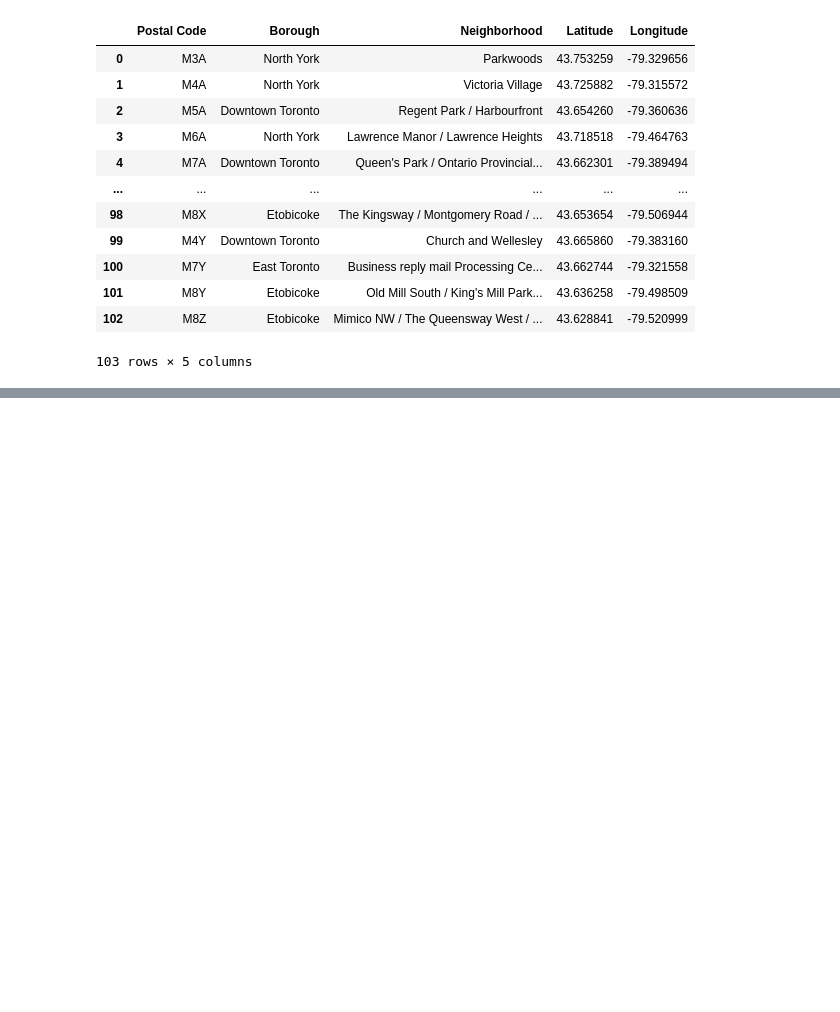
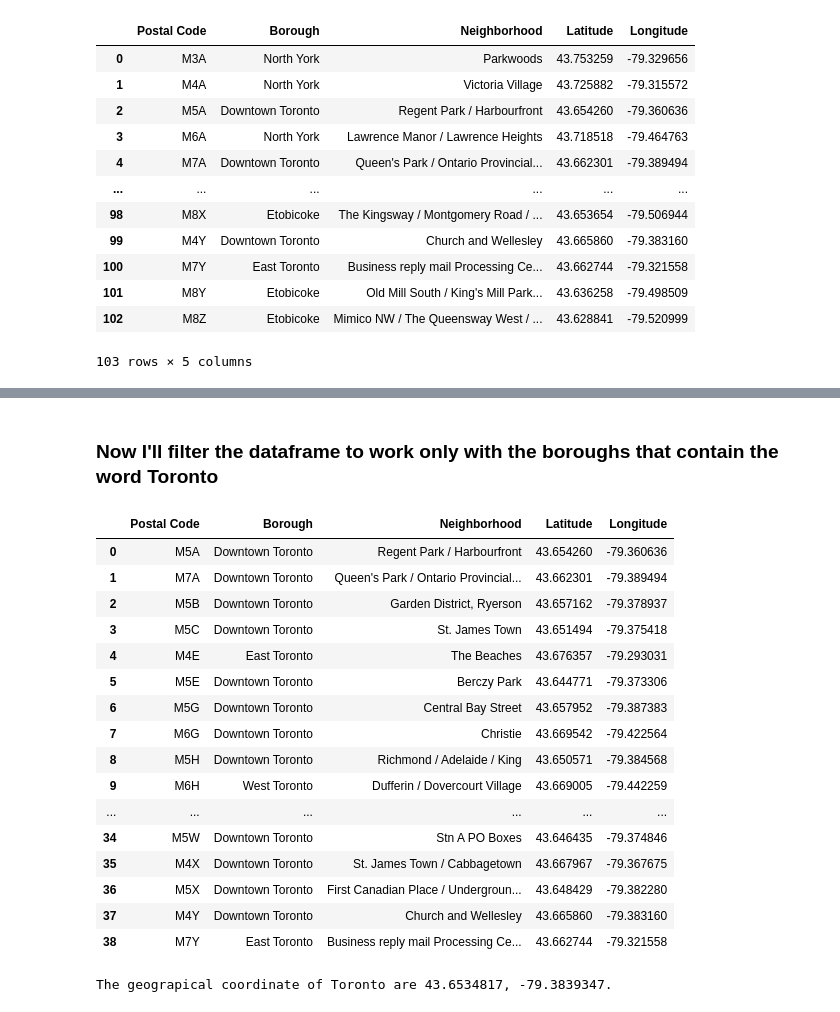
Before and after one commit to sebasjunca/Coursera_Capstone, a Jupyter notebook: Toronto_neighborhood.ipynb, the cells around one changed output, grey strips where cells are left out. Saved outputs shown, nothing was run; the diff lists cells and outputs as text; code cells hidden in the pictures; blank space fills up the shorter version.

```diff
--- a/Toronto_neighborhood.ipynb
+++ b/Toronto_neighborhood.ipynb
@@ -105,0 +110,26 @@ df_toronto_coor
+# %%
+import numpy as np # library to handle data in a vectorized manner
+
+import pandas as pd # library for data analsysis
+pd.set_option('display.max_columns', None)
+pd.set_option('display.max_rows', None)
+
+import json # library to handle JSON files
+
+!conda install -c conda-forge geopy --yes # uncomment this line if you haven't completed the Foursquare API lab
+from geopy.geocoders import Nominatim # convert an address into latitude and longitude values
+
+import requests # library to handle requests
+from pandas.io.json import json_normalize # tranform JSON file into a pandas dataframe
+
+# Matplotlib and associated plotting modules
+import matplotlib.cm as cm
+import matplotlib.colors as colors
+
+# import k-means from clustering stage
+from sklearn.cluster import KMeans
+
+!conda install -c conda-forge folium=0.5.0 --yes # uncomment this line if you haven't completed the Foursquare API lab
+import folium # map rendering library
+
+print('Libraries imported.')
@@ -105,0 +148,41 @@ df_toronto_coor
+# %% [markdown]
+### Now I'll filter the dataframe to work only with the boroughs that contain the word Toronto
+# %%
+#Get the rows with Borough different from Toronto and added to an array to get the index values
+
+index_no_toronto_data = df_toronto_coor[~df_toronto_coor.Borough.str.contains("Toronto", na=False)].index
+
+# Delete these row indexes from dataFrame
+
+df_toronto_coor.drop(index_no_toronto_data, inplace=True)
+df_toronto_coor.reset_index(drop=True, inplace=True) #Resets the index to avoid key errors
+
+df_toronto_coor
+# %% [output]
+|  | Postal Code | Borough | Neighborhood | Latitude | Longitude |
+| 0 | M5A | Downtown Toronto | Regent Park / Harbourfront | 43.654260 | -79.360636 |
+| 1 | M7A | Downtown Toronto | Queen's Park / Ontario Provincial... | 43.662301 | -79.389494 |
+| 2 | M5B | Downtown Toronto | Garden District, Ryerson | 43.657162 | -79.378937 |
+| 3 | M5C | Downtown Toronto | St. James Town | 43.651494 | -79.375418 |
+| 4 | M4E | East Toronto | The Beaches | 43.676357 | -79.293031 |
+| 5 | M5E | Downtown Toronto | Berczy Park | 43.644771 | -79.373306 |
+| 6 | M5G | Downtown Toronto | Central Bay Street | 43.657952 | -79.387383 |
+| 7 | M6G | Downtown Toronto | Christie | 43.669542 | -79.422564 |
+| 8 | M5H | Downtown Toronto | Richmond / Adelaide / King | 43.650571 | -79.384568 |
+| 9 | M6H | West Toronto | Dufferin / Dovercourt Village | 43.669005 | -79.442259 |
+| ... | ... | ... | ... | ... | ... |
+| 34 | M5W | Downtown Toronto | Stn A PO Boxes | 43.646435 | -79.374846 |
+| 35 | M4X | Downtown Toronto | St. James Town / Cabbagetown | 43.667967 | -79.367675 |
+| 36 | M5X | Downtown Toronto | First Canadian Place / Undergroun... | 43.648429 | -79.382280 |
+| 37 | M4Y | Downtown Toronto | Church and Wellesley | 43.665860 | -79.383160 |
+| 38 | M7Y | East Toronto | Business reply mail Processing Ce... | 43.662744 | -79.321558 |
+# %%
+address = 'Toronto, Canada'
+
+geolocator = Nominatim(user_agent="toronto_explorer")
+location = geolocator.geocode(address)
+latitude = location.latitude
+longitude = location.longitude
+print('The geograpical coordinate of Toronto are {}, {}.'.format(latitude, longitude))
+# %% [output]
+The geograpical coordinate of Toronto are 43.6534817, -79.3839347.
```
Also changed, not shown: parts of 38 cells of this notebook.
